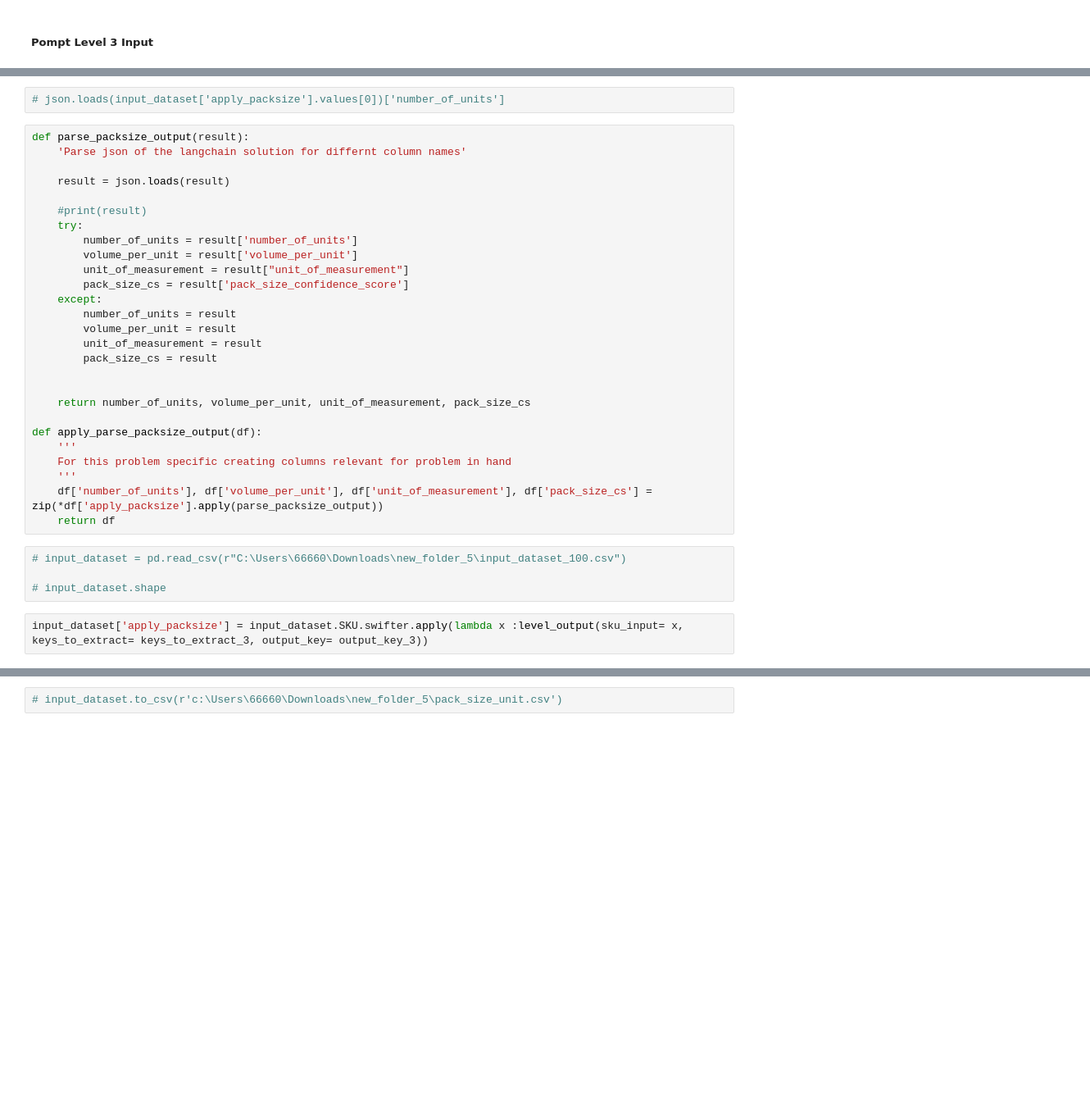
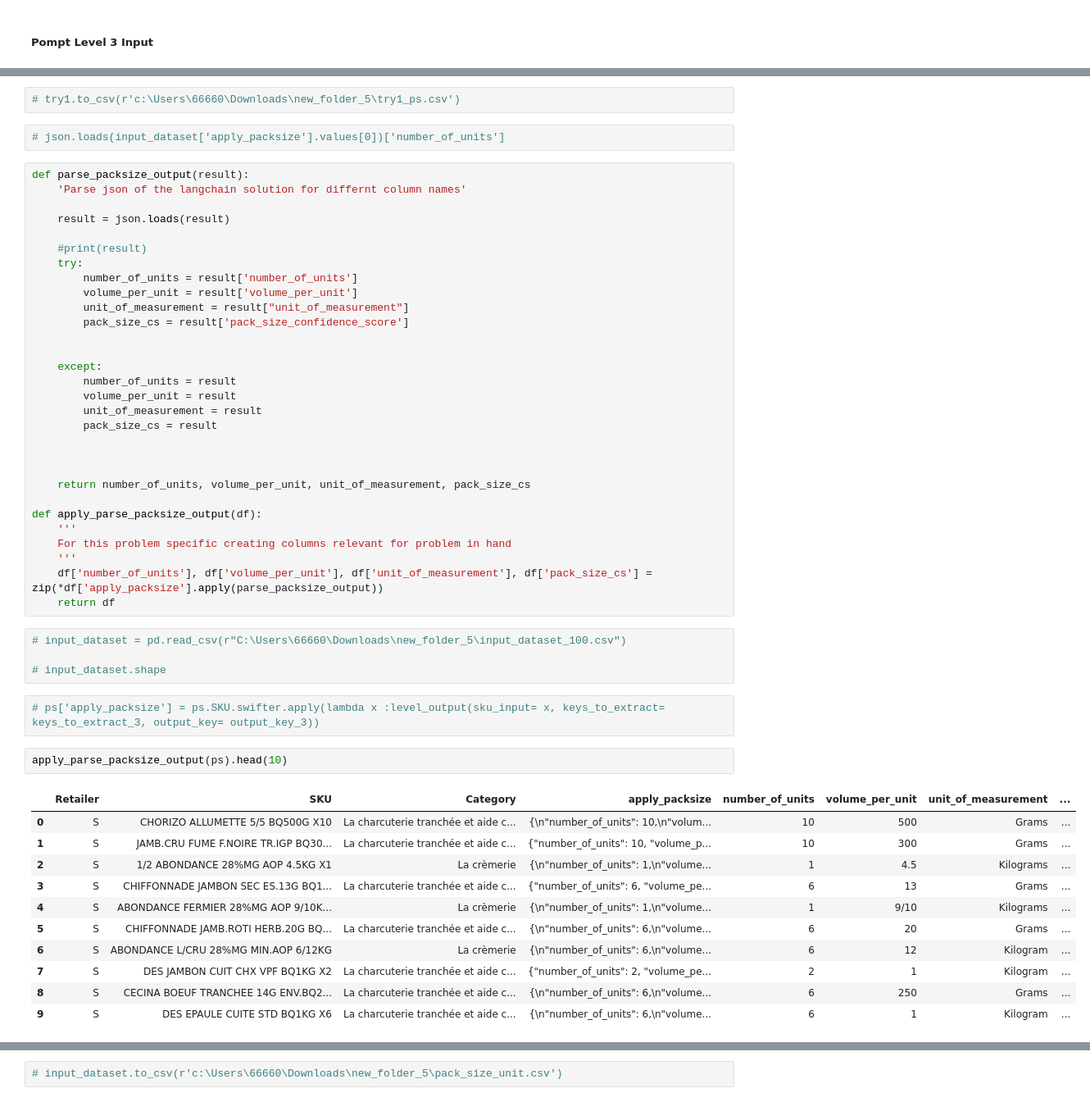
Before and after one commit to rajarshibain/bcn-labs-string-parsing, a Jupyter notebook: src/notebook/example_selector_chain_output.ipynb, the cells around one changed output, grey strips where cells are left out. Shown at 82% size. Saved outputs shown, nothing was run; the diff lists cells and outputs as text; blank space fills up the shorter version.

```diff
--- a/src/notebook/example_selector_chain_output.ipynb
+++ b/src/notebook/example_selector_chain_output.ipynb
@@ -554,3 +489,5 @@ try1
+# %%
+# try1.to_csv(r'c:\Users\66660\Downloads\new_folder_5\try1_ps.csv')
 # %%
 # json.loads(input_dataset['apply_packsize'].values[0])['number_of_units']
 # %%
@@ -565,11 +502,14 @@ def parse_packsize_output(result):
         volume_per_unit = result['volume_per_unit']
         unit_of_measurement = result["unit_of_measurement"]
         pack_size_cs = result['pack_size_confidence_score']
+
+
     except:
         number_of_units = result
         volume_per_unit = result
         unit_of_measurement = result
         pack_size_cs = result
+
 
 
     return number_of_units, volume_per_unit, unit_of_measurement, pack_size_cs
@@ -585,4 +525,18 @@ def apply_parse_packsize_output(df):
 
 # input_dataset.shape
 # %%
-input_dataset['apply_packsize'] = input_dataset.SKU.swifter.apply(lambda x :level_output(sku_input= x, keys_to_extract= keys_to_extract_3, output_key= output_key_3))
+# ps['apply_packsize'] = ps.SKU.swifter.apply(lambda x :level_output(sku_input= x, keys_to_extract= keys_to_extract_3, output_key= output_key_3))
+# %%
+apply_parse_packsize_output(ps).head(10)
+# %% [output]
+|  | Retailer | SKU | Category | apply_packsize | number_of_units | volume_per_unit | unit_of_measurement | ... |
+| 0 | S | CHORIZO ALLUMETTE 5/5 BQ500G X10 | La charcuterie tranchée et aide c... | {\n"number_of_units": 10,\n"volum... | 10 | 500 | Grams | ... |
+| 1 | S | JAMB.CRU FUME F.NOIRE TR.IGP BQ30... | La charcuterie tranchée et aide c... | {"number_of_units": 10, "volume_p... | 10 | 300 | Grams | ... |
+| 2 | S | 1/2 ABONDANCE 28%MG AOP 4.5KG X1 | La crèmerie | {\n"number_of_units": 1,\n"volume... | 1 | 4.5 | Kilograms | ... |
+| 3 | S | CHIFFONNADE JAMBON SEC ES.13G BQ1... | La charcuterie tranchée et aide c... | {"number_of_units": 6, "volume_pe... | 6 | 13 | Grams | ... |
+| 4 | S | ABONDANCE FERMIER 28%MG AOP 9/10K... | La crèmerie | {\n"number_of_units": 1,\n"volume... | 1 | 9/10 | Kilograms | ... |
+| 5 | S | CHIFFONNADE JAMB.ROTI HERB.20G BQ... | La charcuterie tranchée et aide c... | {\n"number_of_units": 6,\n"volume... | 6 | 20 | Grams | ... |
+| 6 | S | ABONDANCE L/CRU 28%MG MIN.AOP 6/12KG | La crèmerie | {\n"number_of_units": 6,\n"volume... | 6 | 12 | Kilogram | ... |
+| 7 | S | DES JAMBON CUIT CHX VPF BQ1KG X2 | La charcuterie tranchée et aide c... | {"number_of_units": 2, "volume_pe... | 2 | 1 | Kilogram | ... |
+| 8 | S | CECINA BOEUF TRANCHEE 14G ENV.BQ2... | La charcuterie tranchée et aide c... | {\n"number_of_units": 6,\n"volume... | 6 | 250 | Grams | ... |
+| 9 | S | DES EPAULE CUITE STD BQ1KG X6 | La charcuterie tranchée et aide c... | {\n"number_of_units": 6,\n"volume... | 6 | 1 | Kilogram | ... |
```
Also changed, not shown: parts of 112 cells of this notebook, 11 other files.
